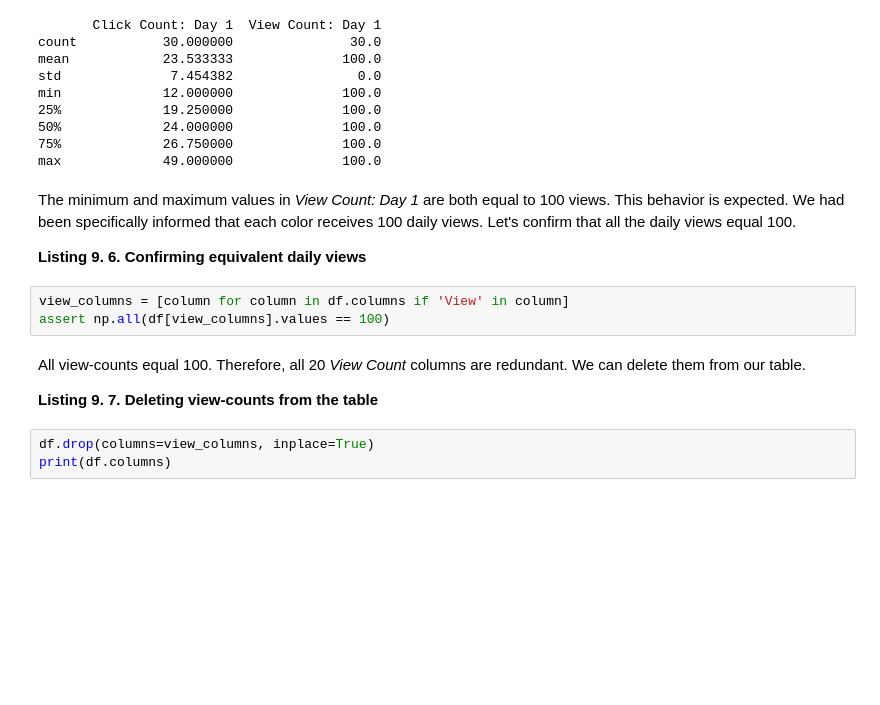
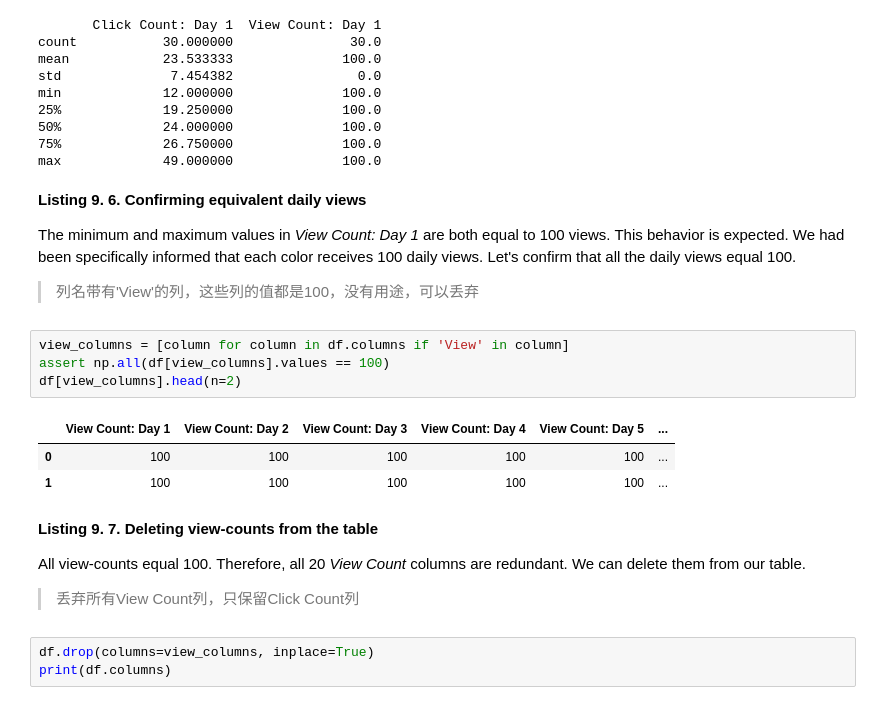
Before and after one commit to fangkun119/dsbootcamp, a Jupyter notebook: case_02/Case_Study2_Reading_Note.ipynb, the cells around one changed output. Drawn from its saved outputs; the diff is of its cells as text; blank space fills up the shorter version.

```diff
--- a/case_02/Case_Study2_Reading_Note.ipynb
+++ b/case_02/Case_Study2_Reading_Note.ipynb
@@ -1982,16 +2131,25 @@ min             12.000000              100.0
 75%             26.750000              100.0
 max             49.000000              100.0
 # %% [markdown]
+**Listing 9. 6. Confirming equivalent daily views**
+
 The minimum and maximum values in _View Count: Day 1_ are both equal to 100 views. This behavior is expected. We had been specifically informed that each color receives 100 daily views. Let's confirm that all the daily views equal 100.
 
-**Listing 9. 6. Confirming equivalent daily views**
+> 列名带有'View'的列，这些列的值都是100，没有用途，可以丢弃
 # %%
 view_columns = [column for column in df.columns if 'View' in column]
 assert np.all(df[view_columns].values == 100)
+df[view_columns].head(n=2)
+# %% [output]
+|  | View Count: Day 1 | View Count: Day 2 | View Count: Day 3 | View Count: Day 4 | View Count: Day 5 | ... |
+| 0 | 100 | 100 | 100 | 100 | 100 | ... |
+| 1 | 100 | 100 | 100 | 100 | 100 | ... |
 # %% [markdown]
+**Listing 9. 7. Deleting view-counts from the table**
+
 All view-counts equal 100. Therefore, all 20 _View Count_ columns are redundant. We can delete them from our table.
 
-**Listing 9. 7. Deleting view-counts from the table**
+> 丢弃所有View Count列，只保留Click Count列
 # %%
 df.drop(columns=view_columns, inplace=True)
 print(df.columns)
```
Also changed, not shown: parts of 81 cells of this notebook, 1 other file.
